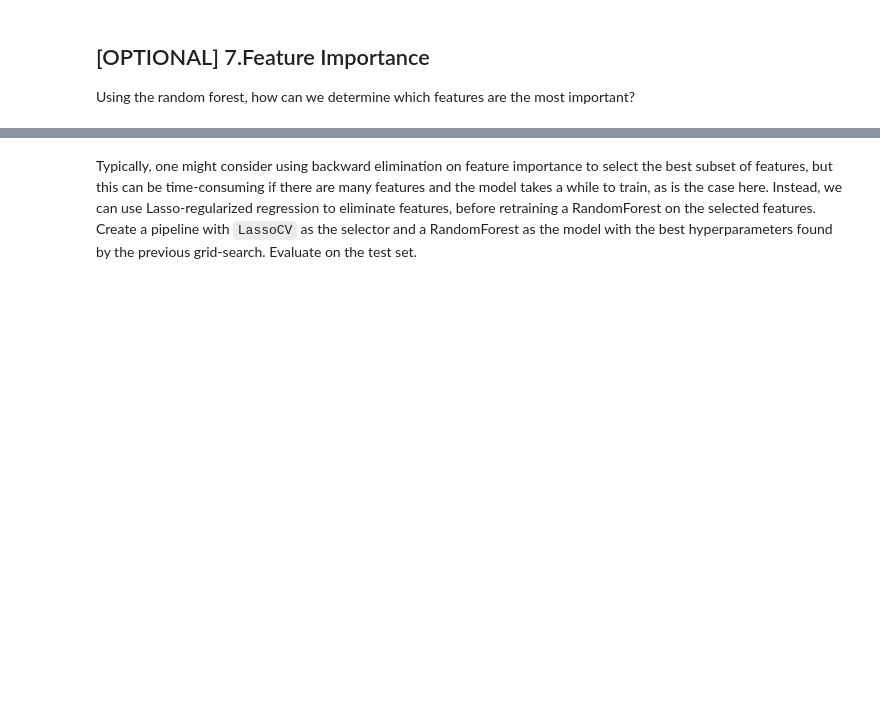
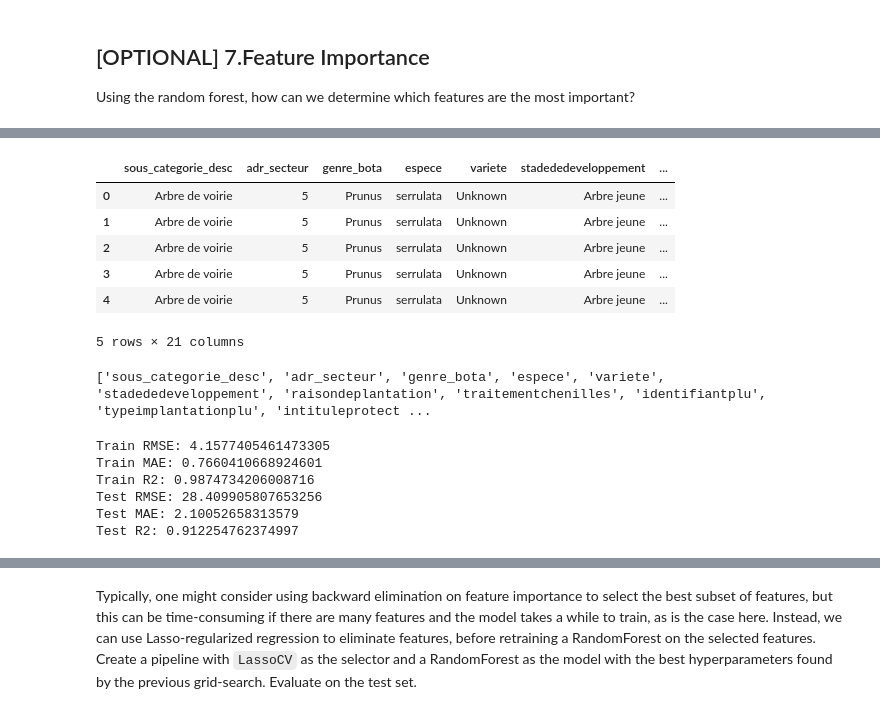
Before and after one commit to laumxt/ML-1, a Jupyter notebook: Notebooks/ML12_GridSearch_RandomForest_Eng_Alexia.ipynb, the cells around one changed output, grey strips where cells are left out. Saved outputs shown, nothing was run; the diff lists cells and outputs as text; code cells hidden in the pictures; blank space fills up the shorter version.

```diff
--- a/Notebooks/ML12_GridSearch_RandomForest_Eng_Alexia.ipynb
+++ b/Notebooks/ML12_GridSearch_RandomForest_Eng_Alexia.ipynb
@@ -561,0 +733,16 @@ Using the random forest, how can we determine which features are the most import
+# %%
+# code et remarque ne sont pas tres predictifs --> voyons si on ameliore en les droppant
+df = pd.read_pickle('arbres_clean_Alexia.pkl')
+df.head()
+#drop missing annee de plantation
+df_dropped = df.dropna(subset=['anneedeplantation'])
+df_dropped = df_dropped.drop(columns=['code_parent_desc', 'remarques'])
+df_dropped.head()
+# %% [output]
+|  | sous_categorie_desc | adr_secteur | genre_bota | espece | variete | stadededeveloppement | ... |
+| 0 | Arbre de voirie | 5 | Prunus | serrulata | Unknown | Arbre jeune | ... |
+| 1 | Arbre de voirie | 5 | Prunus | serrulata | Unknown | Arbre jeune | ... |
+| 2 | Arbre de voirie | 5 | Prunus | serrulata | Unknown | Arbre jeune | ... |
+| 3 | Arbre de voirie | 5 | Prunus | serrulata | Unknown | Arbre jeune | ... |
+| 4 | Arbre de voirie | 5 | Prunus | serrulata | Unknown | Arbre jeune | ... |
+5 rows × 21 columns
@@ -561,0 +755,50 @@ Using the random forest, how can we determine which features are the most import
+# %%
+categorical_variables = X_train.select_dtypes(
+    include=['object', 'string', 'category']
+).columns.tolist()
+
+numerical_variables = X_train.select_dtypes(include = ['number']).columns.tolist()
+print(categorical_variables,numerical_variables)
+
+#pipeline
+categorical_pipeline = Pipeline([
+    ('imputer', SimpleImputer(strategy='constant', fill_value='Unknown')),
+    ('encoder', OneHotEncoder(handle_unknown='ignore'))])
+
+numerical_pipeline = Pipeline([
+    ('imputer', SimpleImputer(strategy='median')),
+    ('scaler', StandardScaler())])
+
+preprocessor = ColumnTransformer([
+    ('cat', categorical_pipeline, categorical_variables),
+    ('num', numerical_pipeline, numerical_variables)])
+
+model_random_forest = RandomForestRegressor(random_state=42)
+model = Pipeline([
+    ('preprocessor', preprocessor),
+    ('regressor', model_random_forest)
+])
+model.fit(X_train, y_train)
+
+y_pred_train = model.predict(X_train)
+y_pred_test = model.predict(X_test)
+# %% [output]
+['sous_categorie_desc', 'adr_secteur', 'genre_bota', 'espece', 'variete', 'stadededeveloppement', 'raisondeplantation', 'traitementchenilles', 'identifiantplu', 'typeimplantationplu', 'intituleprotect ...
+# %%
+# mesures de performance
+from sklearn.metrics import mean_absolute_error, r2_score, mean_squared_error as root_mean_squared_error
+
+print("Train RMSE:", root_mean_squared_error(y_train, y_pred_train))
+print("Train MAE:", mean_absolute_error(y_train, y_pred_train))
+print("Train R2:", r2_score(y_train, y_pred_train))
+
+print("Test RMSE:", root_mean_squared_error(y_test, y_pred_test))
+print("Test MAE:", mean_absolute_error(y_test, y_pred_test))
+print("Test R2:", r2_score(y_test, y_pred_test))
+# %% [output]
+Train RMSE: 4.1577405461473305
+Train MAE: 0.7660410668924601
+Train R2: 0.9874734206008716
+Test RMSE: 28.409905807653256
+Test MAE: 2.10052658313579
+Test R2: 0.912254762374997
```
Also changed, not shown: parts of 22 cells of this notebook.
